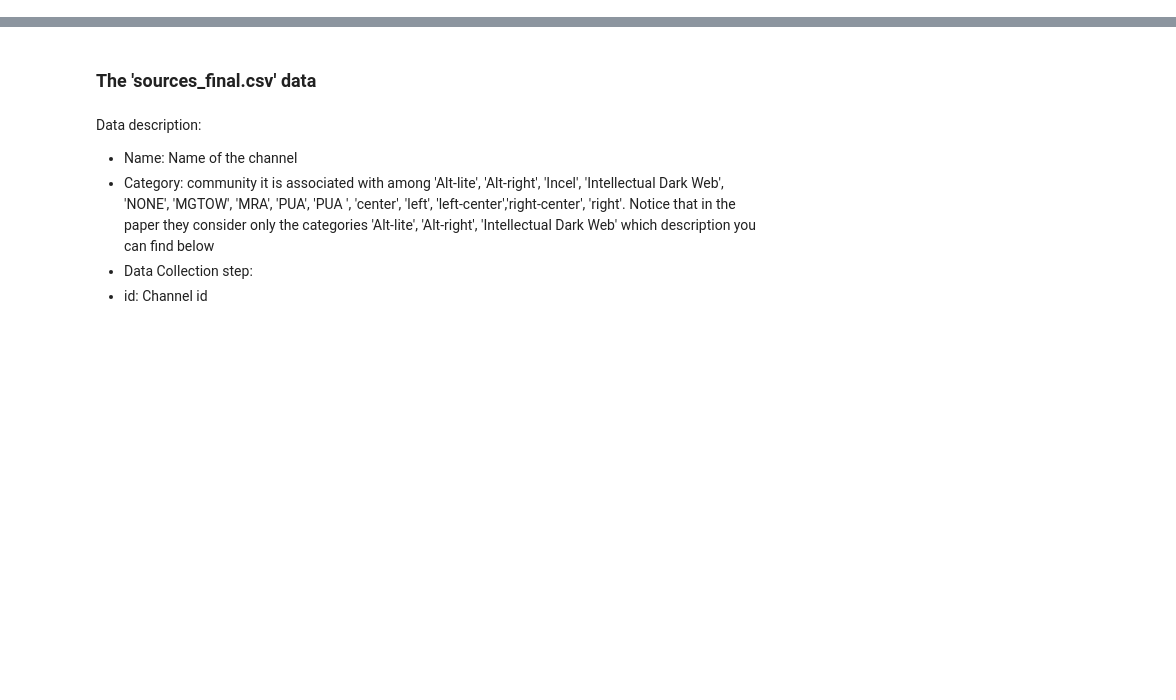
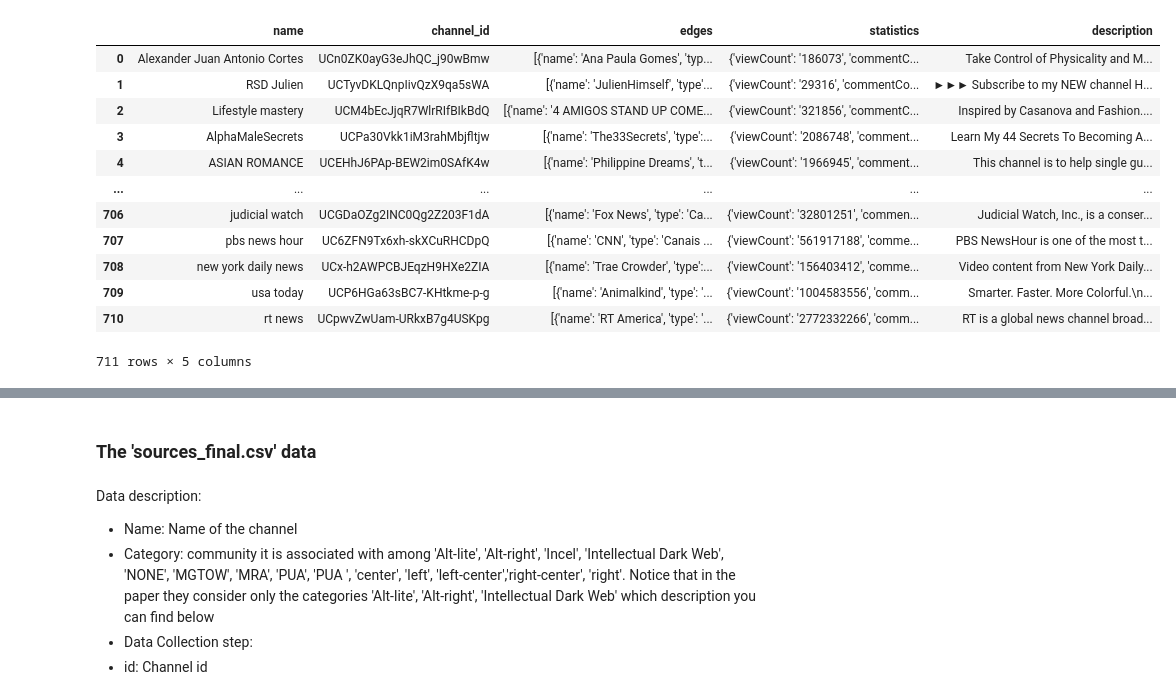
Before and after one commit to epfl-ada/ada-2022-project-strauss, a Jupyter notebook: downloading_data_set.ipynb, the cells around one changed output, grey strips where cells are left out. Cells and saved outputs as stored; diff of their text form; code cells hidden in the pictures; blank space fills up the shorter version.

Commit message:
did description of a sample of the channel dataset

```diff
--- a/downloading_data_set.ipynb
+++ b/downloading_data_set.ipynb
@@ -8,8 +8,11 @@ import csv
 # %%
 data_folder = './Data/' # all my data is in one folder
+#my csv file paths
 path_cp='cp_glimpse.csv'
 path_comments='comments_glipse.csv.gz'
 path_recommendations='recommendations_glimpse.csv'
 path_vd_description='video_description_glimpse.csv'
 path_important_channels='important_channels.csv'
 path_sources_final='sources_final.csv'
+ #jason file path
+path_channel='rec_base.jsonl'
@@ -15,0 +29,18 @@ path_sources_final='sources_final.csv'
+# %%
+df_channel = pd.read_json(data_folder + path_channel, lines=True)
+# %%
+df_channel
+# %% [output]
+|  | name | channel_id | edges | statistics | description |
+| 0 | Alexander Juan Antonio Cortes | UCn0ZK0ayG3eJhQC_j90wBmw | [{'name': 'Ana Paula Gomes', 'typ... | {'viewCount': '186073', 'commentC... | Take Control of Physicality and M... |
+| 1 | RSD Julien | UCTyvDKLQnpIivQzX9qa5sWA | [{'name': 'JulienHimself', 'type'... | {'viewCount': '29316', 'commentCo... | ►►► Subscribe to my NEW channel H... |
+| 2 | Lifestyle mastery | UCM4bEcJjqR7WlrRIfBIkBdQ | [{'name': '4 AMIGOS STAND UP COME... | {'viewCount': '321856', 'commentC... | Inspired by Casanova and Fashion.... |
+| 3 | AlphaMaleSecrets | UCPa30Vkk1iM3rahMbjfltjw | [{'name': 'The33Secrets', 'type':... | {'viewCount': '2086748', 'comment... | Learn My 44 Secrets To Becoming A... |
+| 4 | ASIAN ROMANCE | UCEHhJ6PAp-BEW2im0SAfK4w | [{'name': 'Philippine Dreams', 't... | {'viewCount': '1966945', 'comment... | This channel is to help single gu... |
+| ... | ... | ... | ... | ... | ... |
+| 706 | judicial watch | UCGDaOZg2INC0Qg2Z203F1dA | [{'name': 'Fox News', 'type': 'Ca... | {'viewCount': '32801251', 'commen... | Judicial Watch, Inc., is a conser... |
+| 707 | pbs news hour | UC6ZFN9Tx6xh-skXCuRHCDpQ | [{'name': 'CNN', 'type': 'Canais ... | {'viewCount': '561917188', 'comme... | PBS NewsHour is one of the most t... |
+| 708 | new york daily news | UCx-h2AWPCBJEqzH9HXe2ZIA | [{'name': 'Trae Crowder', 'type':... | {'viewCount': '156403412', 'comme... | Video content from New York Daily... |
+| 709 | usa today | UCP6HGa63sBC7-KHtkme-p-g | [{'name': 'Animalkind', 'type': '... | {'viewCount': '1004583556', 'comm... | Smarter. Faster. More Colorful.\n... |
+| 710 | rt news | UCpwvZwUam-URkxB7g4USKpg | [{'name': 'RT America', 'type': '... | {'viewCount': '2772332266', 'comm... | RT is a global news channel broad... |
+711 rows × 5 columns
```
Also changed, not shown: parts of 10 cells of this notebook.
